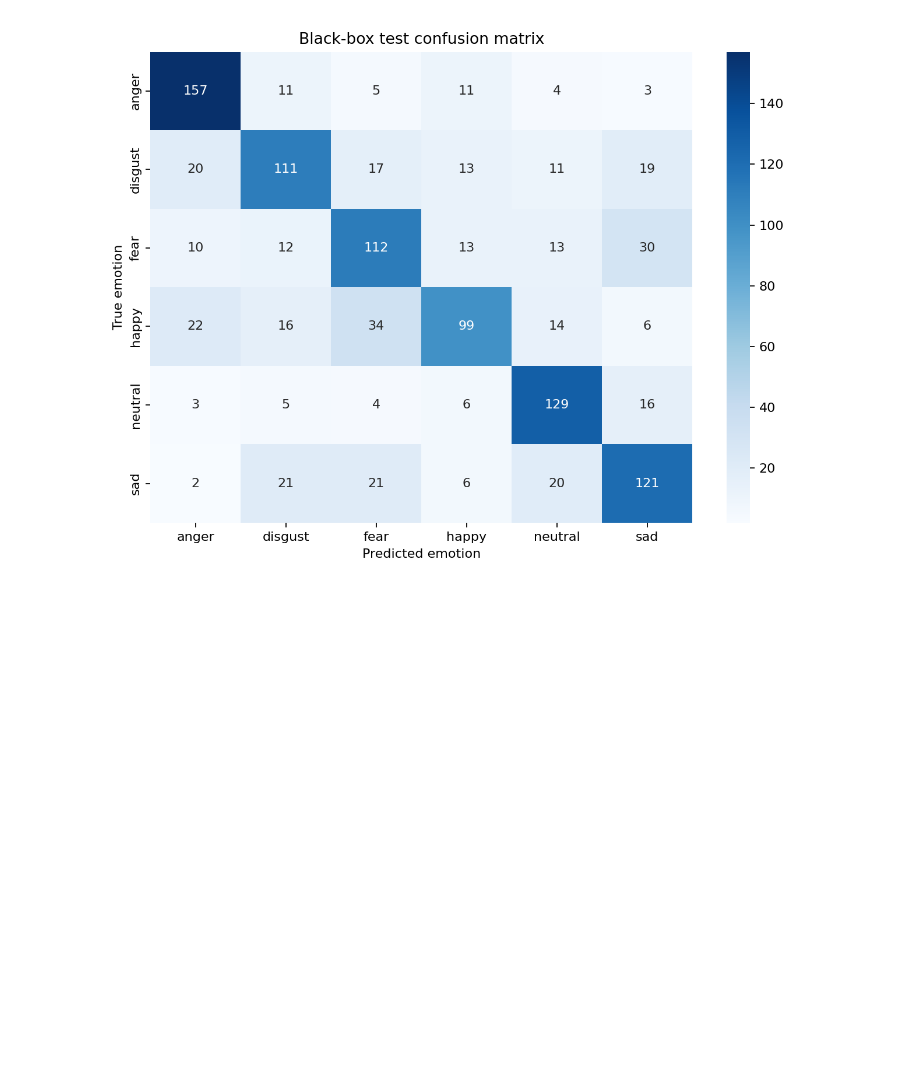
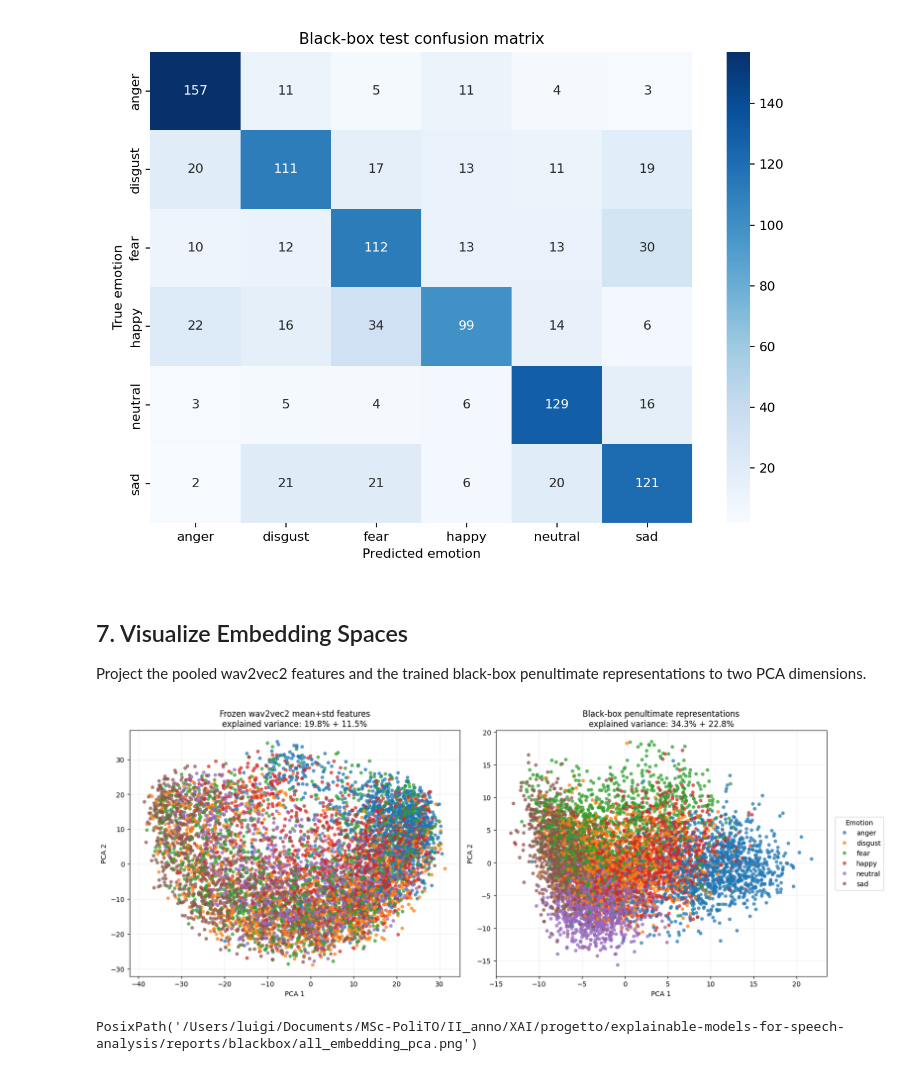
Before and after one commit to luigiaceto/explainable-models-for-speech-analysis, a Jupyter notebook: experiments_guide.ipynb, the cells around one changed output. Cells and saved outputs as stored; diff of their text form; code cells hidden in the pictures; blank space fills up the shorter version.

Commit message:
embeddings visualization

```diff
--- a/experiments_guide.ipynb
+++ b/experiments_guide.ipynb
@@ -167,3 +167,25 @@ if confusion_matrix_path.exists():
     display(Image(filename=str(confusion_matrix_path)))
 # %% [output]
 [figure]
+# %% [markdown]
+## 7. Visualize Embedding Spaces
+
+Project the pooled wav2vec2 features and the trained black-box penultimate representations to two PCA dimensions.
+# %%
+from src.evaluation.visualize import plot_blackbox_embedding_pca
+
+split_to_visualize = "all"
+
+embedding_pca_result = plot_blackbox_embedding_pca(
+    feature_dir=FEATURE_DIR,
+    checkpoint_path=BLACK_BOX_CHECKPOINT_DIR / "best_model.pt",
+    splits_csv=BLACK_BOX_CHECKPOINT_DIR / "splits.csv",
+    split=split_to_visualize,
+    output_path=BLACK_BOX_REPORT_DIR / f"{split_to_visualize}_embedding_pca.png",
+    random_state=RANDOM_STATE
+)
+
+embedding_pca_result["output_path"]
+# %% [output]
+[figure, added]
+PosixPath('/Users/luigi/Documents/MSc-PoliTO/II_anno/XAI/progetto/explainable-models-for-speech-analysis/reports/blackbox/all_embedding_pca.png')
```
Also changed, not shown: 1 other file.
